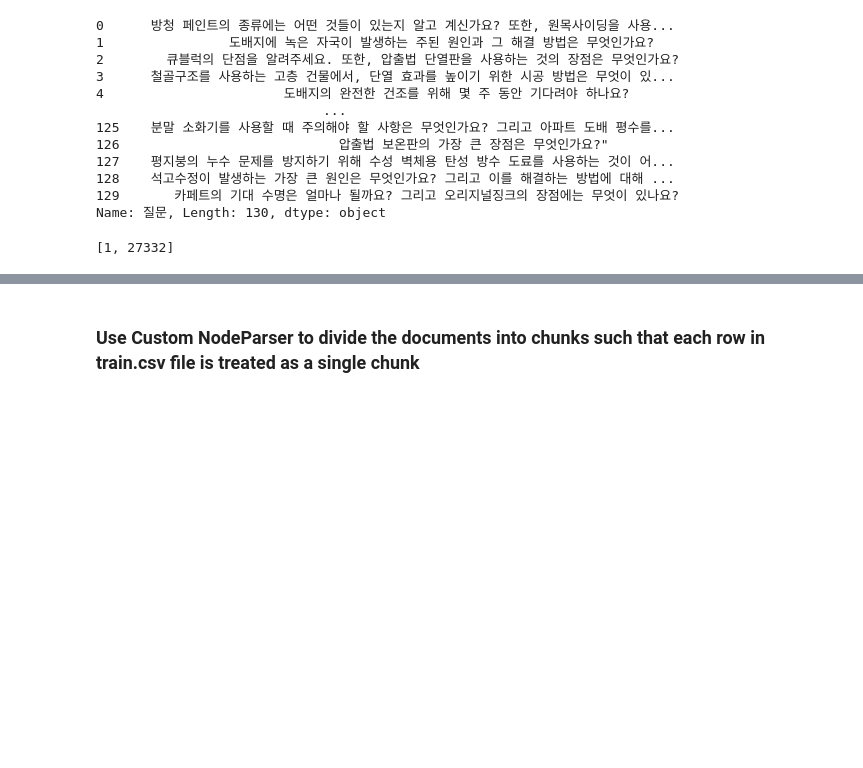
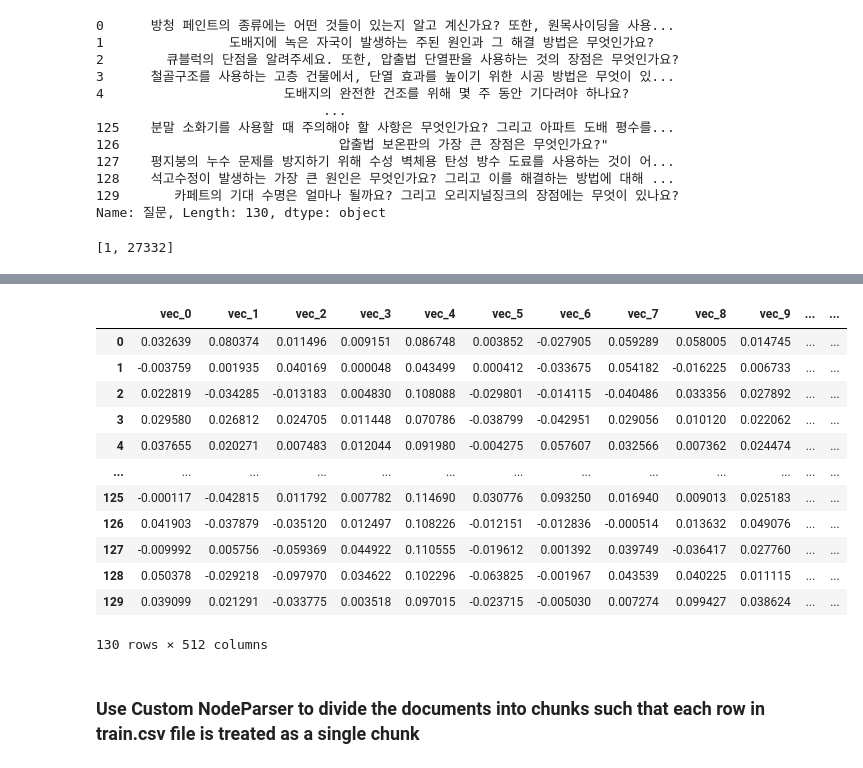
Before and after one commit to bibekyess/dacon-hansol-deco-challenge, a Jupyter notebook: RAG_llama_index.ipynb, the cells around one changed output, grey strips where cells are left out. Drawn from its saved outputs; the diff is of its cells as text; code cells hidden in the pictures; blank space fills up the shorter version.

Commit message:
First submission using solar

```diff
--- a/RAG_llama_index.ipynb
+++ b/RAG_llama_index.ipynb
@@ -420,0 +566,12 @@ responses
+# %%
+import json
+
+# Open the JSON file in read mode
+with open('good_responses.json', 'r') as json_file:
+    # Read the contents of the file
+    json_data = json_file.read()
+
+    # Parse the JSON data back into a Python data structure
+    answer = json.loads(json_data)
+
+len(answer)
@@ -420,0 +582,19 @@ responses
+# %%
+submission = pd.read_csv('sample_submission.csv')
+# %%
+import numpy as np
+from sentence_transformers import SentenceTransformer # SentenceTransformer Version 2.2.2
+
+# Embedding Vector 추출에 활용할 모델(distiluse-base-multilingual-cased-v1) 불러오기
+test_embed_model = SentenceTransformer('distiluse-base-multilingual-cased-v1')
+
+responses=answer
+id = submission.id
+submission.drop(['id'],axis = 1, inplace = True)
+# %%
+for i in range(len(submission)):
+    # print(i)
+    # try:
+    submission.loc[i] = test_embed_model.encode(responses[i]).tolist()
+    # except:
+    #     print(i)
@@ -420,0 +618,16 @@ responses
+# %%
+submission
+# %% [output]
+|  | vec_0 | vec_1 | vec_2 | vec_3 | vec_4 | vec_5 | vec_6 | vec_7 | vec_8 | vec_9 | ... | ... |
+| 0 | 0.032639 | 0.080374 | 0.011496 | 0.009151 | 0.086748 | 0.003852 | -0.027905 | 0.059289 | 0.058005 | 0.014745 | ... | ... |
+| 1 | -0.003759 | 0.001935 | 0.040169 | 0.000048 | 0.043499 | 0.000412 | -0.033675 | 0.054182 | -0.016225 | 0.006733 | ... | ... |
+| 2 | 0.022819 | -0.034285 | -0.013183 | 0.004830 | 0.108088 | -0.029801 | -0.014115 | -0.040486 | 0.033356 | 0.027892 | ... | ... |
+| 3 | 0.029580 | 0.026812 | 0.024705 | 0.011448 | 0.070786 | -0.038799 | -0.042951 | 0.029056 | 0.010120 | 0.022062 | ... | ... |
+| 4 | 0.037655 | 0.020271 | 0.007483 | 0.012044 | 0.091980 | -0.004275 | 0.057607 | 0.032566 | 0.007362 | 0.024474 | ... | ... |
+| ... | ... | ... | ... | ... | ... | ... | ... | ... | ... | ... | ... | ... |
+| 125 | -0.000117 | -0.042815 | 0.011792 | 0.007782 | 0.114690 | 0.030776 | 0.093250 | 0.016940 | 0.009013 | 0.025183 | ... | ... |
+| 126 | 0.041903 | -0.037879 | -0.035120 | 0.012497 | 0.108226 | -0.012151 | -0.012836 | -0.000514 | 0.013632 | 0.049076 | ... | ... |
+| 127 | -0.009992 | 0.005756 | -0.059369 | 0.044922 | 0.110555 | -0.019612 | 0.001392 | 0.039749 | -0.036417 | 0.027760 | ... | ... |
+| 128 | 0.050378 | -0.029218 | -0.097970 | 0.034622 | 0.102296 | -0.063825 | -0.001967 | 0.043539 | 0.040225 | 0.011115 | ... | ... |
+| 129 | 0.039099 | 0.021291 | -0.033775 | 0.003518 | 0.097015 | -0.023715 | -0.005030 | 0.007274 | 0.099427 | 0.038624 | ... | ... |
+130 rows × 512 columns
```
Also changed, not shown: parts of 26 cells of this notebook.
